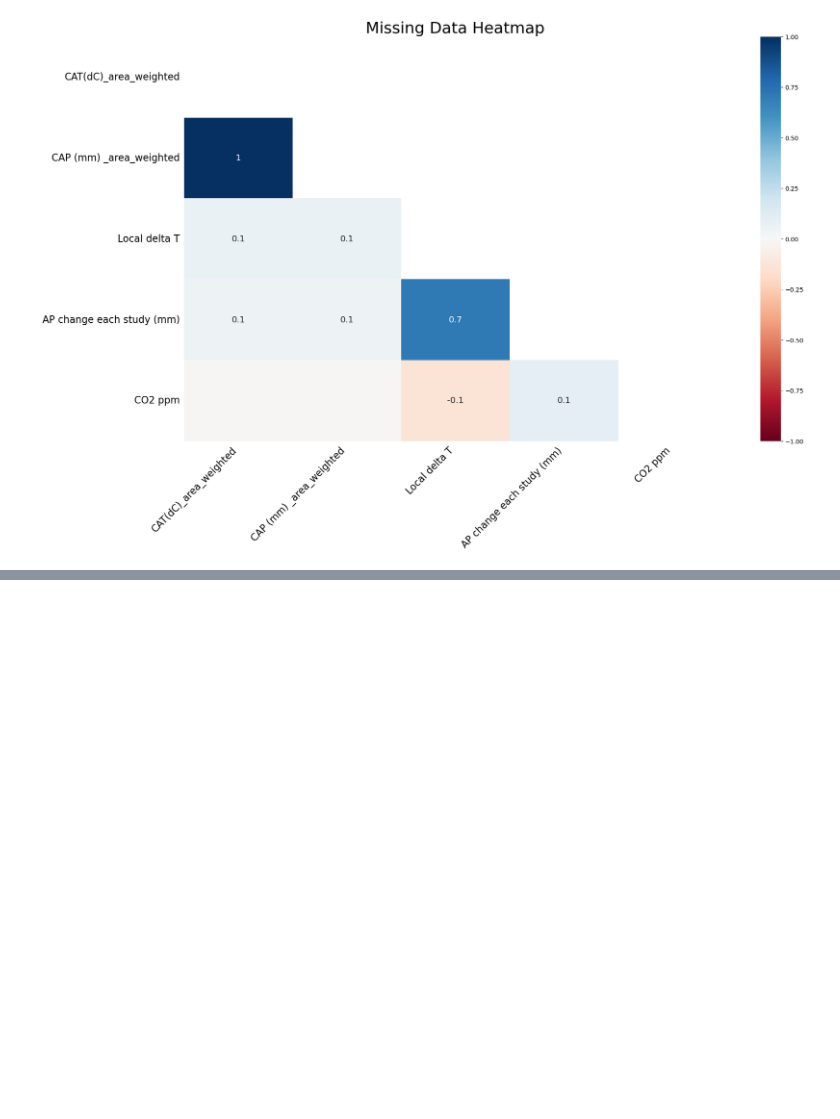
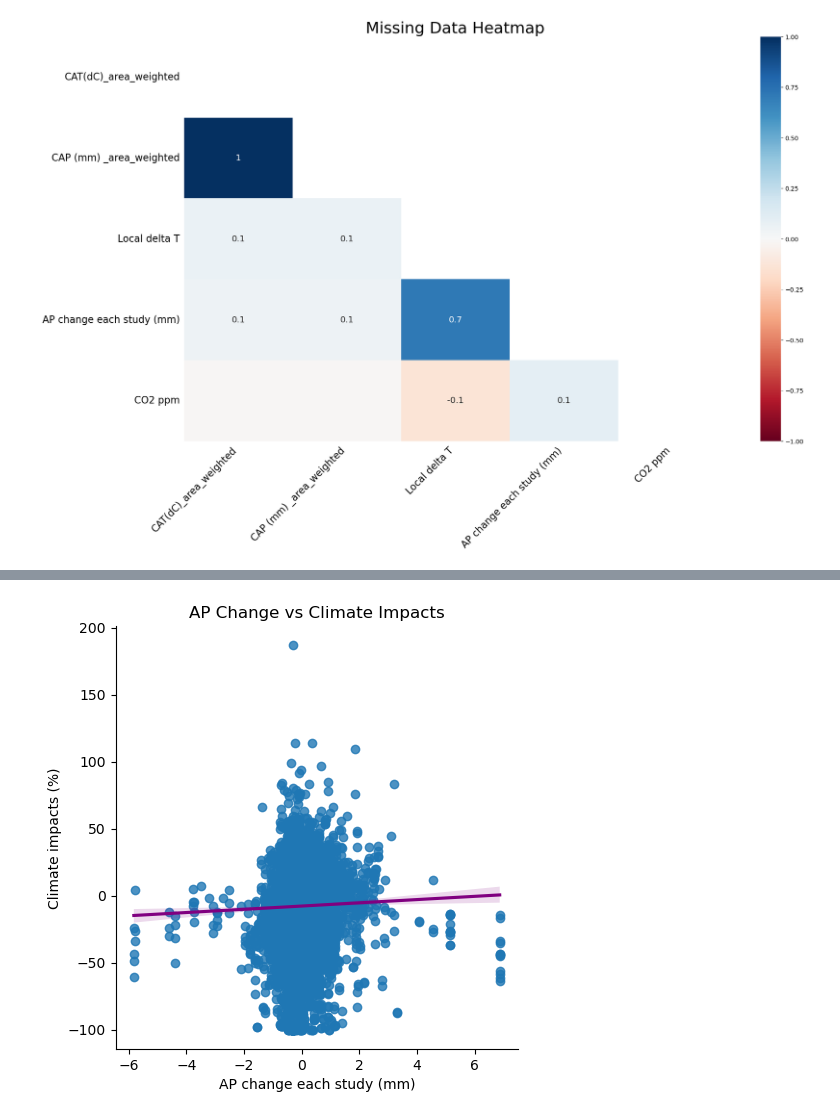
Before and after one commit to SOWMYAYALAVARTHI/Machine-Learning-Analysis-of-Climate-change-Impacts-on-Global-crop-yields, a Jupyter notebook: Climate_impacts.ipynb, the cells around one changed output, grey strips where cells are left out. Cells and saved outputs as stored; diff of their text form; code cells hidden in the pictures; blank space fills up the shorter version.

```diff
--- a/Climate_impacts.ipynb
+++ b/Climate_impacts.ipynb
@@ -223,0 +284,14 @@ dtype: int64
+# %%
+import seaborn as sns
+import matplotlib.pyplot as plt
+
+sns.lmplot(
+    data=imputed_df,
+    x='AP change each study (mm)',
+    y='Climate impacts (%)',
+    line_kws={"color": "purple"}
+)
+plt.title('AP Change vs Climate Impacts')
+plt.show()
+# %% [output]
+[figure, added]
```
Also changed, not shown: parts of 28 cells of this notebook, 1 other file.
